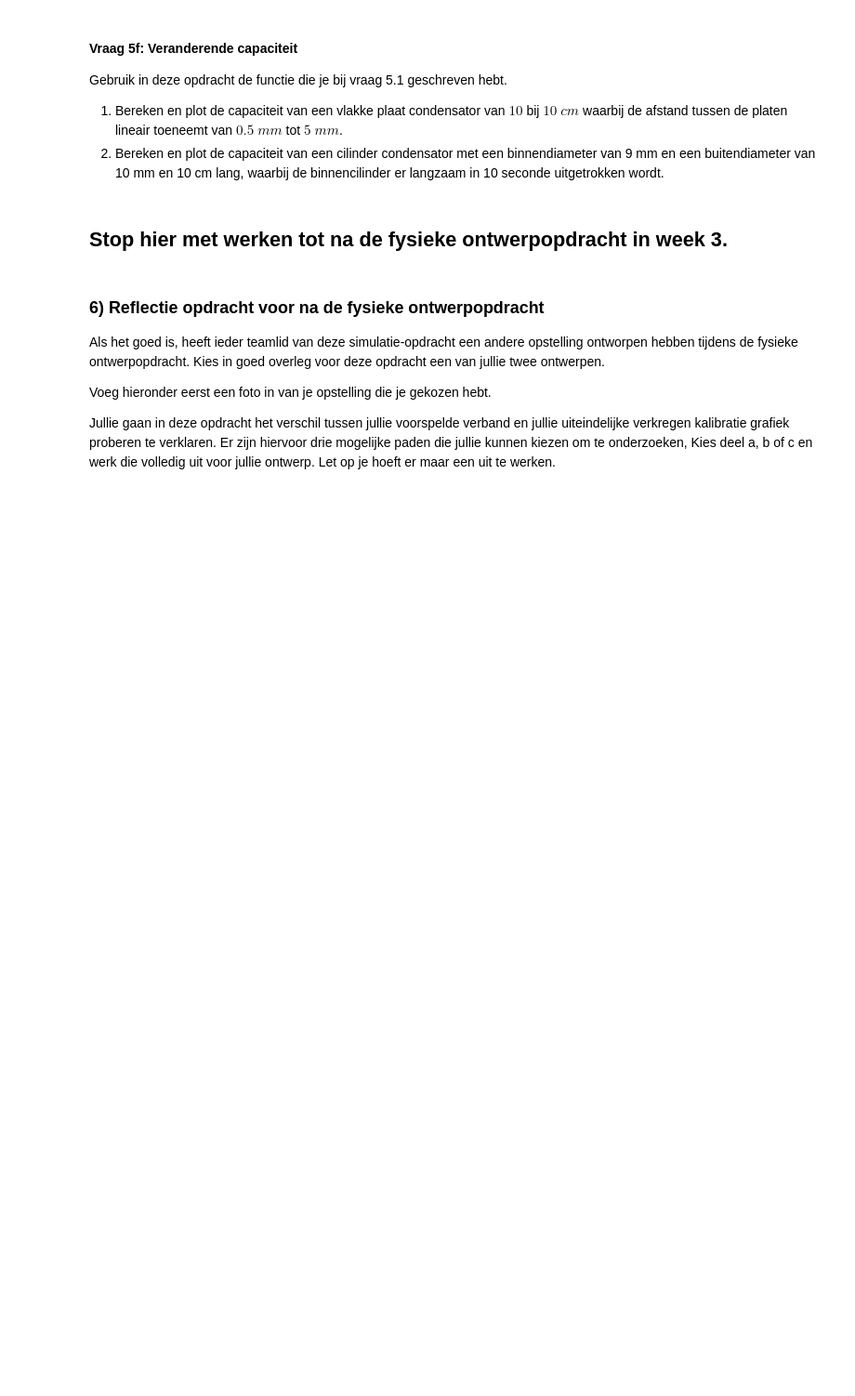
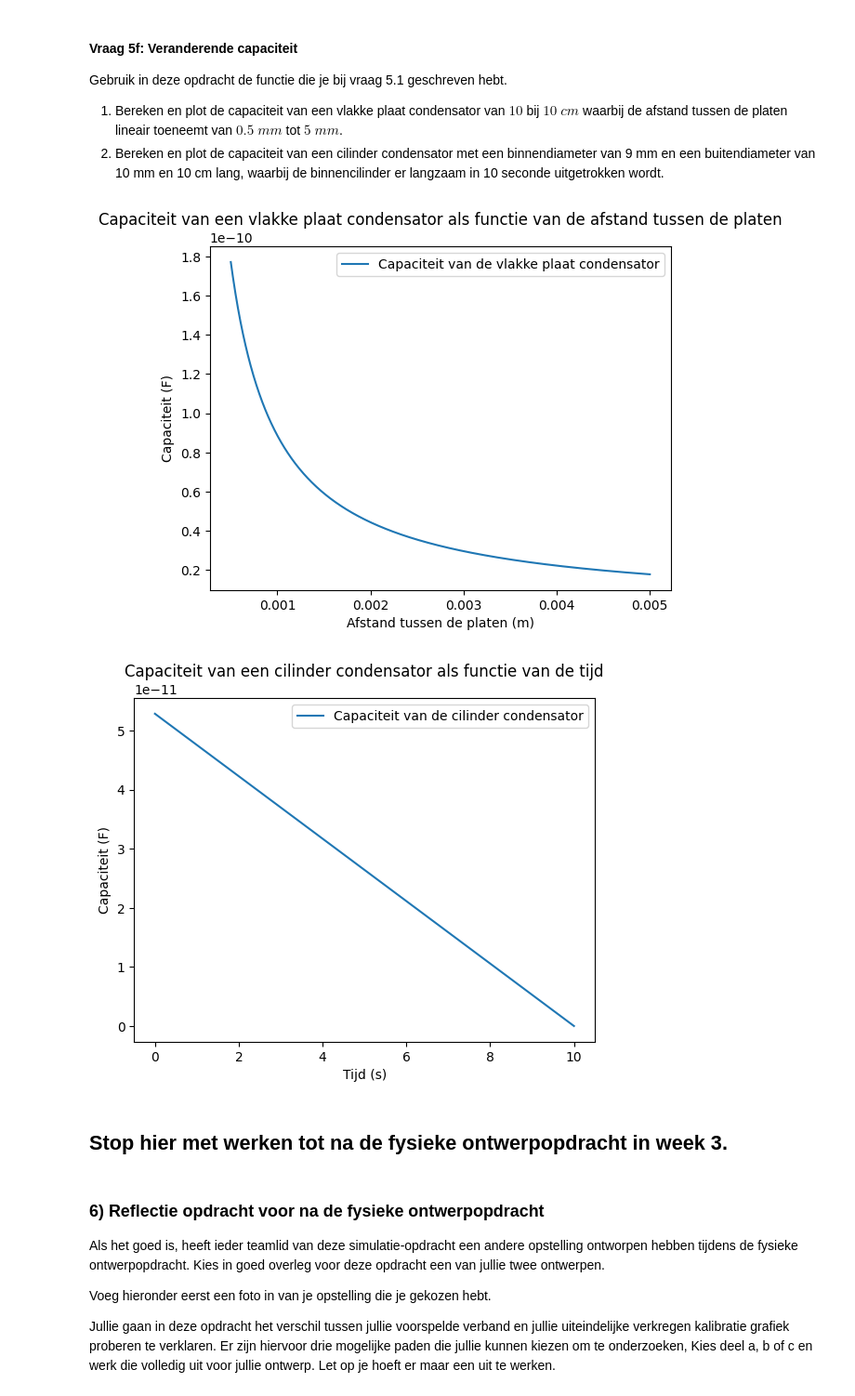
Before and after one commit to wobsen/opdrachten-DEF-D, a Jupyter notebook: DigitaleOntwerpopdrachten/1CondensatorOpdracht/CondensatorOntwerpopdracht.ipynb, the cells around one changed output. Shown at 93% size. Saved outputs shown, nothing was run; the diff lists cells and outputs as text; code cells hidden in the pictures; blank space fills up the shorter version.

```diff
--- a/DigitaleOntwerpopdrachten/1CondensatorOpdracht/CondensatorOntwerpopdracht.ipynb
+++ b/DigitaleOntwerpopdrachten/1CondensatorOpdracht/CondensatorOntwerpopdracht.ipynb
@@ -601,13 +611,21 @@ In deze vraag zullen we kijken naar de ideale vlakke plaat condensator. Als de a
 3. Vind de formule voor de capaciteit van een cilinder condensator onder de aanname dat de afstand tussen de binnen en buiten wand klein is.
 4. Schrijf een python functie die de relevante parameters als input neemt en de capaciteit van een cilinder condensator als output heeft.
 # %%
-def vlakkeplaat(relevante_parameters):
-    C = None
+def vlakkeplaat(e_0, e_r, A, d):
+    C = e_0 * e_r * (A / d)
     return C
 
-def cilinder(relevante_parameters):
-    C = None
+def cilinder(e_0, e_r, L, r_binnen, r_buiten):
+    C = (2 * np.pi * e_0 * e_r * L) / (np.log(r_buiten/r_binnen))
     return  C
+
+#e_0 is constante
+# e_r is relatieve permittiviteit van het materiaal tussen de platen
+# A is de overlap oppervlakte van de platen
+# d is de afstand tussen de platen
+# L is de lengte van de cilinder
+# r_binnen is de binnenstraal van de cilinder
+# r_buiten is de buitenstraal van de cilinder
 # %% [markdown]
 #### Vraag 5b: Capaciteit van enkele simpele condensatoren
 
@@ -681,9 +774,35 @@ Gebruik in deze opdracht de functie die je bij vraag 5.1 geschreven hebt.
 1. Bereken en plot de capaciteit van een vlakke plaat condensator van $10$ bij $10$ $cm$ waarbij de afstand tussen de platen lineair toeneemt van $0.5$ $mm$ tot $5$ $mm$.
 2. Bereken en plot de capaciteit van een cilinder condensator met een binnendiameter van 9 mm en een buitendiameter van 10 mm en 10 cm lang, waarbij de binnencilinder er langzaam in 10 seconde uitgetrokken wordt.
 # %%
-###
-###Jouw code hier###
-###
+#1
+d = np.linspace(0.0005, 0.005, 1000)
+C_values_plaat = vlakkeplaat(e_0, e_r_lucht, 0.1*0.1, d)
+
+plt.figure()
+plt.plot(d, C_values_plaat, label='Capaciteit van de vlakke plaat condensator')
+plt.xlabel('Afstand tussen de platen (m)')
+plt.ylabel('Capaciteit (F)')
+plt.title('Capaciteit van een vlakke plaat condensator als functie van de afstand tussen de platen')
+plt.legend()
+plt.show()
+
+#2
+t = np.linspace(0, 10, 1000)
+L0 = 0.10  # 10 cm
+L = L0 * (1 - t/10)
+
+C_values_cilinder = cilinder(e_0, e_r_lucht, L, 0.009, 0.01)
+
+plt.figure()
+plt.plot(t, C_values_cilinder, label='Capaciteit van de cilinder condensator')
+plt.xlabel('Tijd (s)')
+plt.ylabel('Capaciteit (F)')
+plt.title('Capaciteit van een cilinder condensator als functie van de tijd')
+plt.legend()
+plt.show()
+# %% [output]
+[figure, added]
+[figure, added]
 # %% [markdown]
 ## Stop hier met werken tot na de fysieke ontwerpopdracht in week 3.
 # %% [markdown]
```
Also changed, not shown: parts of 9 cells of this notebook.
